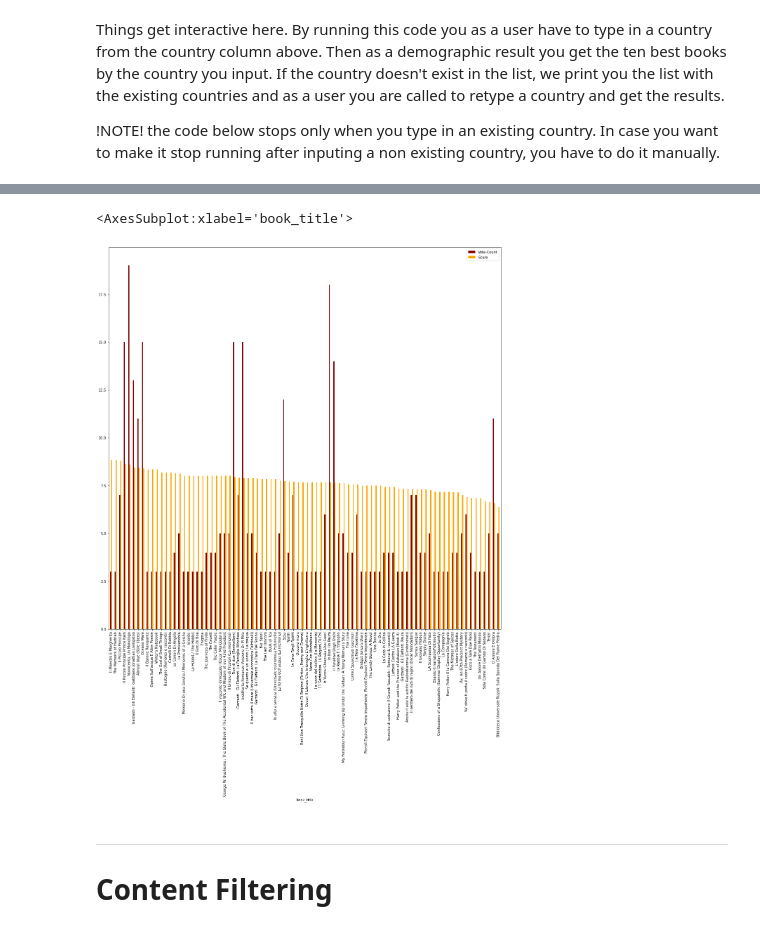
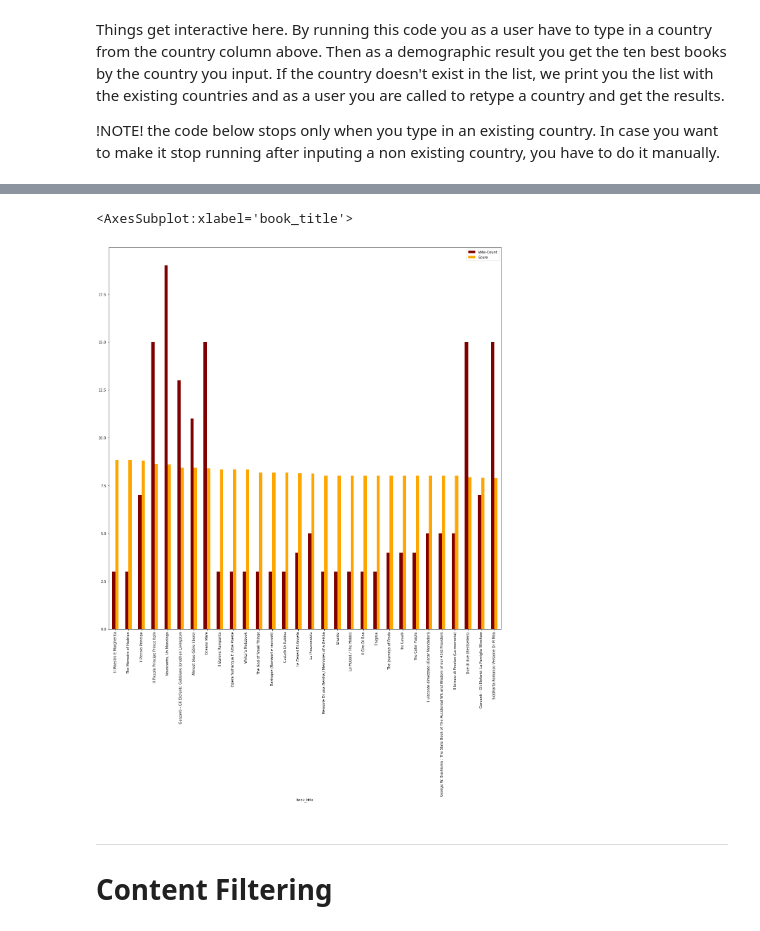
Before and after one commit to marinaepitropaki/BookRecommendationSystem, a Jupyter notebook: BookRecommendationSystem.ipynb, the cells around one changed output, grey strips where cells are left out. Cells and saved outputs as stored; diff of their text form; code cells hidden in the pictures.

Commit message:
reset index to clean data, visualize demographic top 30 for italy

```diff
--- a/BookRecommendationSystem.ipynb
+++ b/BookRecommendationSystem.ipynb
@@ -357,11 +349,13 @@ df_rating_bycountry.plot.bar(x='country', y=['Vote-Count','Score'], color=['maro
 # %%
 ## Took Italy as an example.
 italy_df = df_rating_bycountry[df_rating_bycountry["country"] == 'italy']
 italy_df =italy_df.sort_values('Score', ascending=False)
-italy_df.plot.bar(x='book_title', y=['Vote-Count','Score'], color=['maroon','orange'],figsize=(20,20))
+top_30_italy= italy_df.head(30)
+top_30_italy.plot.bar(x='book_title', y=['Vote-Count','Score'], color=['maroon','orange'],figsize=(20,20))
+plt.legend(['Vote-Count', 'Score'], )
 # %% [output]
 <AxesSubplot:xlabel='book_title'>
-[figure, old version]
+[figure, new version]
 # %% [markdown]
 -----------------------------------------------------------
 # Content Filtering
```
Also changed, not shown: parts of 5 cells of this notebook.
